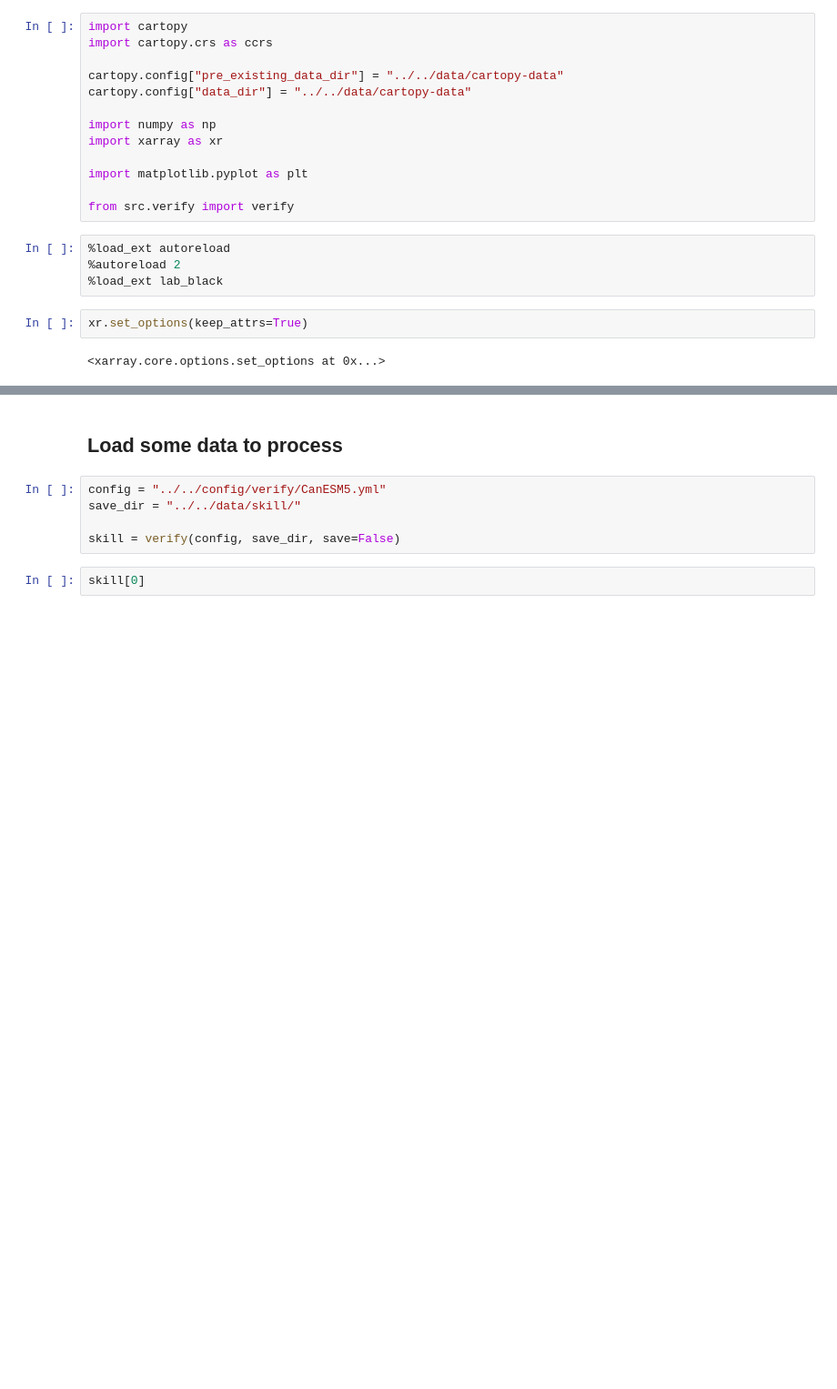
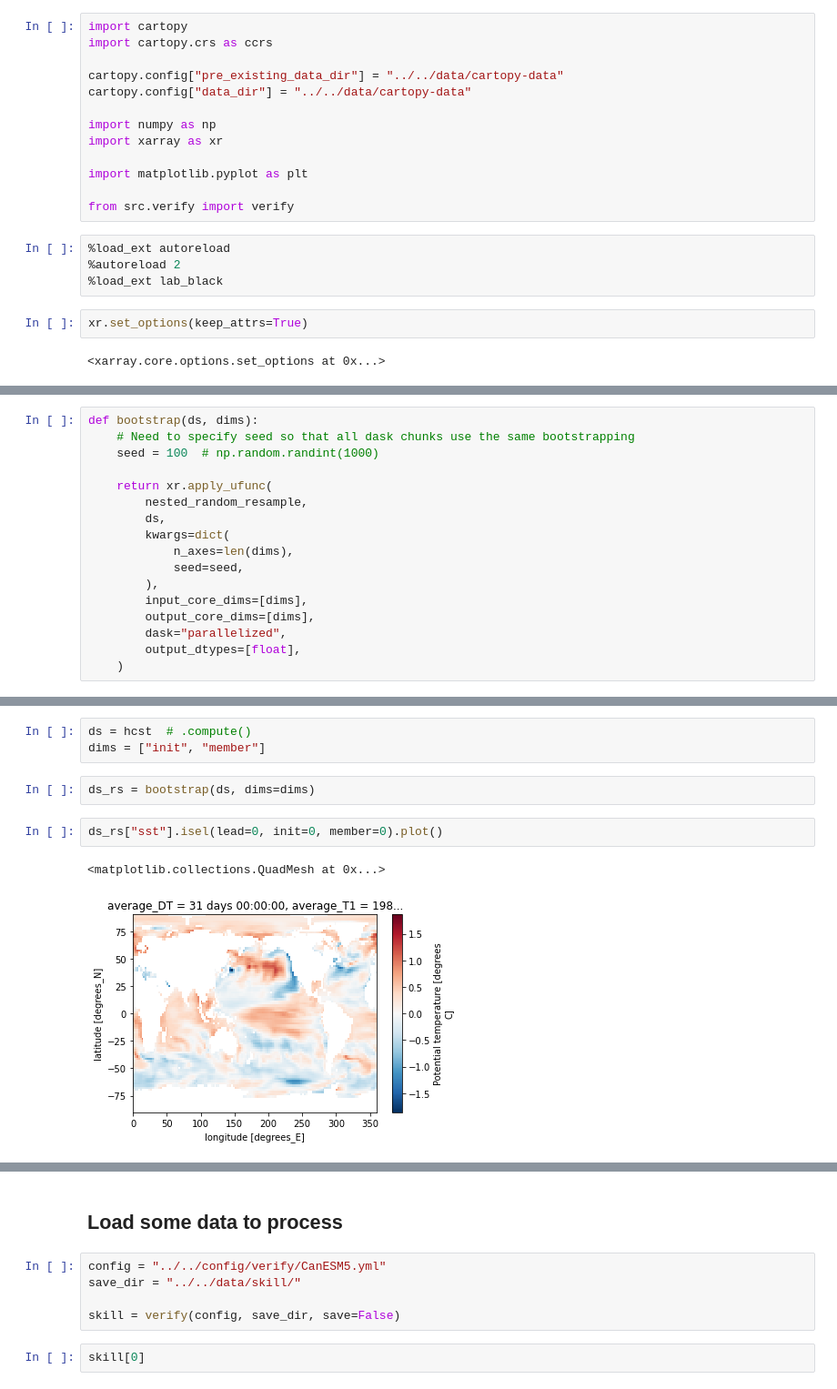
Before and after one commit to dougiesquire/CAFE-f6_documentation, a Jupyter notebook: notebooks/exploratory/verify.ipynb, the cells around one changed output, grey strips where cells are left out. Shown at 91% size. Cells and saved outputs as stored; diff of their text form; blank space fills up the shorter version.

Commit message:
improving bootstrapping function

```diff
--- a/notebooks/exploratory/verify.ipynb
+++ b/notebooks/exploratory/verify.ipynb
@@ -23,0 +241,17 @@ xr.set_options(keep_attrs=True)
+# %%
+def bootstrap(ds, dims):
+    # Need to specify seed so that all dask chunks use the same bootstrapping
+    seed = 100  # np.random.randint(1000)
+
+    return xr.apply_ufunc(
+        nested_random_resample,
+        ds,
+        kwargs=dict(
+            n_axes=len(dims),
+            seed=seed,
+        ),
+        input_core_dims=[dims],
+        output_core_dims=[dims],
+        dask="parallelized",
+        output_dtypes=[float],
+    )
@@ -23,0 +289,10 @@ xr.set_options(keep_attrs=True)
+# %%
+ds = hcst  # .compute()
+dims = ["init", "member"]
+# %%
+ds_rs = bootstrap(ds, dims=dims)
+# %%
+ds_rs["sst"].isel(lead=0, init=0, member=0).plot()
+# %% [output]
+<matplotlib.collections.QuadMesh at 0x...>
+[figure, added]
```
Also changed, not shown: parts of 36 cells of this notebook.
